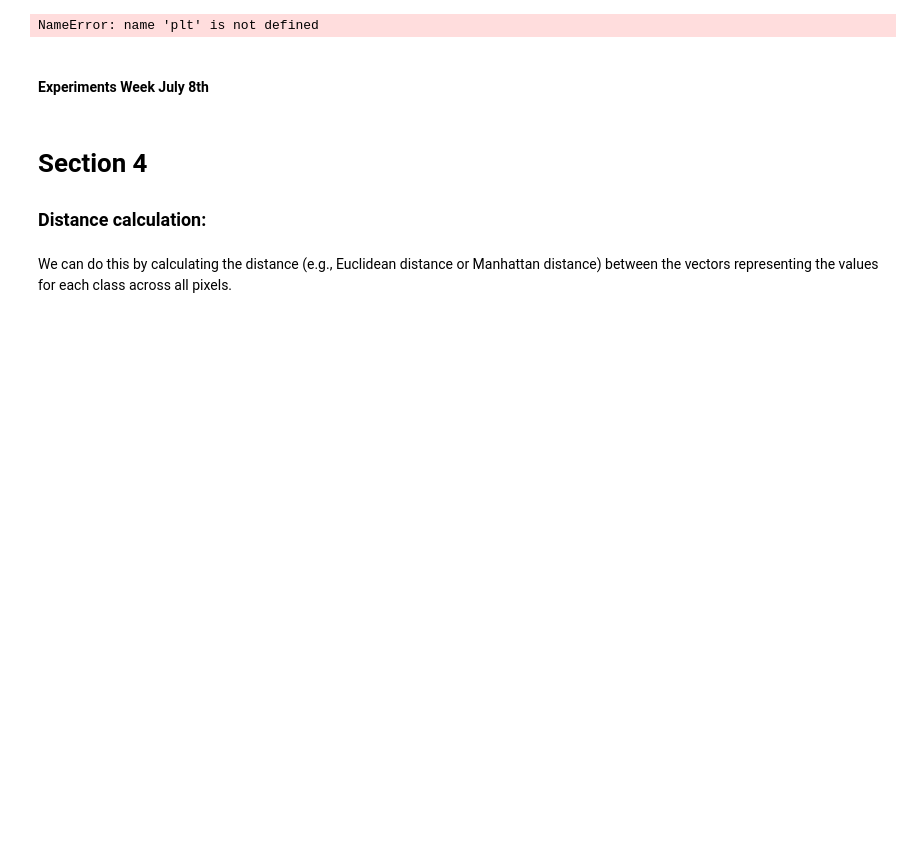
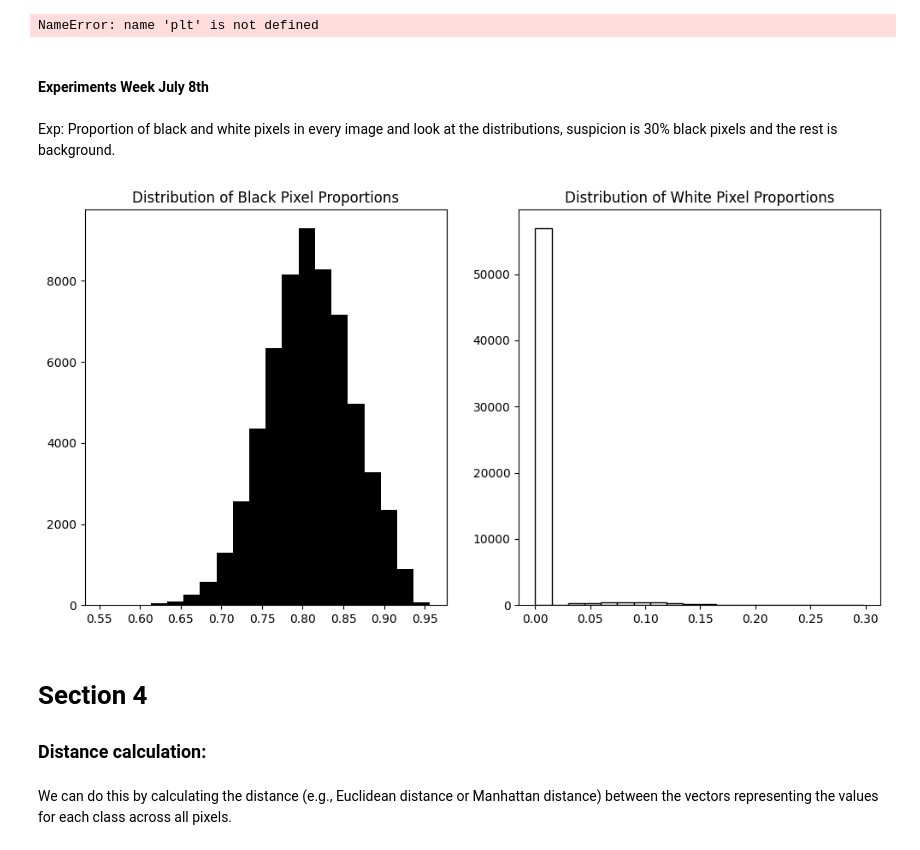
Before and after one commit to ilaibachrach/shadow, a Jupyter notebook: deepnote/Thesis/shadow-test.ipynb, the cells around one changed output. Drawn from its saved outputs; the diff is of its cells as text; code cells hidden in the pictures; blank space fills up the shorter version.

```diff
--- a/deepnote/Thesis/shadow-test.ipynb
+++ b/deepnote/Thesis/shadow-test.ipynb
@@ -1310,4 +1379,14 @@ plt.show()
 NameError: name 'plt' is not defined
 # %% [markdown]
 #### Experiments Week July 8th
+# %% [markdown]
+Exp: Proportion of black and white pixels in every image and look at the distributions, suspicion is 30% black pixels and the rest is background.
+# %%
+# Calculate the proportions for the training images
+numpy_array = train_images.values
+reshaped_array = numpy_array.reshape(-1, 28, 28)
+proportions = calculate_pixel_proportions(reshaped_array)
+plot_pixel_proportions(proportions)
+# %% [output]
+[figure, added]
 # %%
```
Also changed, not shown: parts of 17 cells of this notebook.
